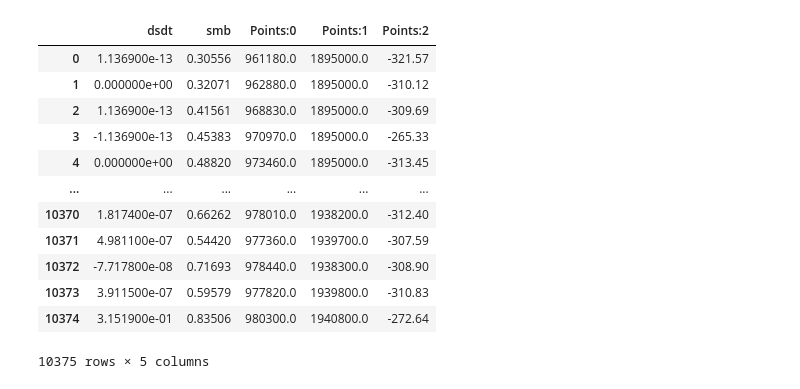
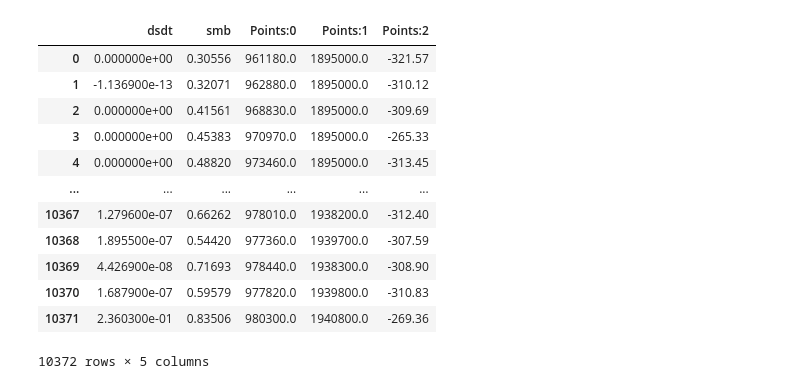
Before and after one commit to henryclara/DerwaelAccompanyingCode, a Jupyter notebook: BMBadjustment.ipynb, the cells around one changed output. Saved outputs shown, nothing was run; the diff lists cells and outputs as text; code cells hidden in the pictures.

```diff
--- a/BMBadjustment.ipynb
+++ b/BMBadjustment.ipynb
@@ -10,23 +13,21 @@ import scipy as sp
 # %%
 # Read in the data: This is the ds/dt field at the ice base
 
-data = pd.read_csv('../Simulations/CurrentTests/Test10Layers/dsdtOutputTime5.csv', sep=",")
-
-data
+data = pd.read_csv('../Simulations/DerwaelSimulations/n3E0.2dsdtAdjustment/dsdtOutputTime20.csv', sep=",")
 # %% [output]
 |  | dsdt | smb | Points:0 | Points:1 | Points:2 |
-| 0 | 1.136900e-13 | 0.30556 | 961180.0 | 1895000.0 | -321.57 |
-| 1 | 0.000000e+00 | 0.32071 | 962880.0 | 1895000.0 | -310.12 |
-| 2 | 1.136900e-13 | 0.41561 | 968830.0 | 1895000.0 | -309.69 |
-| 3 | -1.136900e-13 | 0.45383 | 970970.0 | 1895000.0 | -265.33 |
+| 0 | 0.000000e+00 | 0.30556 | 961180.0 | 1895000.0 | -321.57 |
+| 1 | -1.136900e-13 | 0.32071 | 962880.0 | 1895000.0 | -310.12 |
+| 2 | 0.000000e+00 | 0.41561 | 968830.0 | 1895000.0 | -309.69 |
+| 3 | 0.000000e+00 | 0.45383 | 970970.0 | 1895000.0 | -265.33 |
 | 4 | 0.000000e+00 | 0.48820 | 973460.0 | 1895000.0 | -313.45 |
 | ... | ... | ... | ... | ... | ... |
-| 10370 | 1.817400e-07 | 0.66262 | 978010.0 | 1938200.0 | -312.40 |
-| 10371 | 4.981100e-07 | 0.54420 | 977360.0 | 1939700.0 | -307.59 |
-| 10372 | -7.717800e-08 | 0.71693 | 978440.0 | 1938300.0 | -308.90 |
-| 10373 | 3.911500e-07 | 0.59579 | 977820.0 | 1939800.0 | -310.83 |
-| 10374 | 3.151900e-01 | 0.83506 | 980300.0 | 1940800.0 | -272.64 |
+| 10367 | 1.279600e-07 | 0.66262 | 978010.0 | 1938200.0 | -312.40 |
+| 10368 | 1.895500e-07 | 0.54420 | 977360.0 | 1939700.0 | -307.59 |
+| 10369 | 4.426900e-08 | 0.71693 | 978440.0 | 1938300.0 | -308.90 |
+| 10370 | 1.687900e-07 | 0.59579 | 977820.0 | 1939800.0 | -310.83 |
+| 10371 | 2.360300e-01 | 0.83506 | 980300.0 | 1940800.0 | -269.36 |
-10375 rows × 5 columns
+10372 rows × 5 columns
 # %%
 # Make columns to store the thickness change and BMB
 
```
Also changed, not shown: parts of 5 cells of this notebook, 43 other files.
